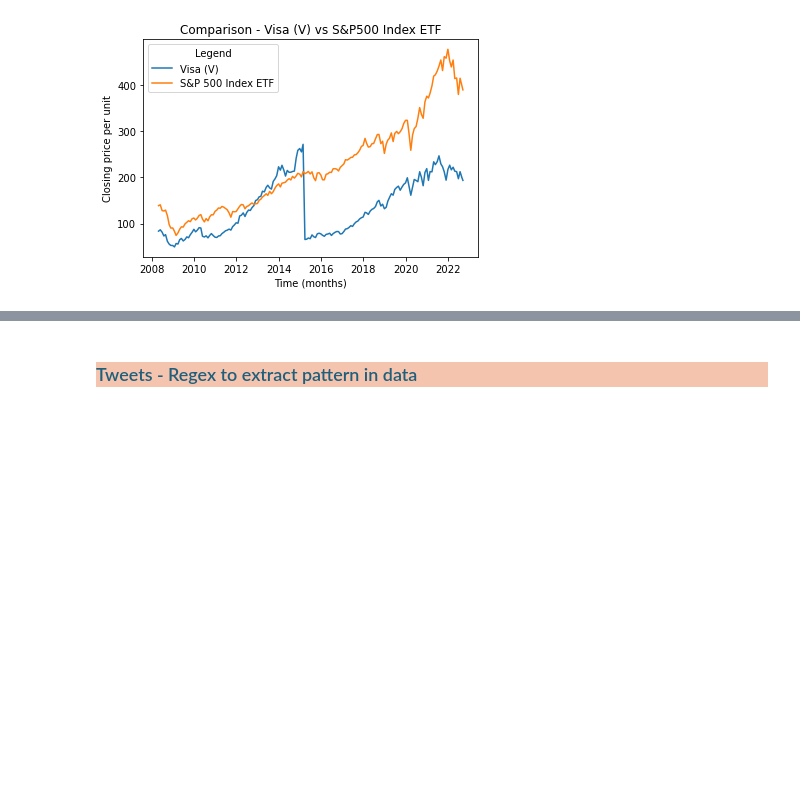
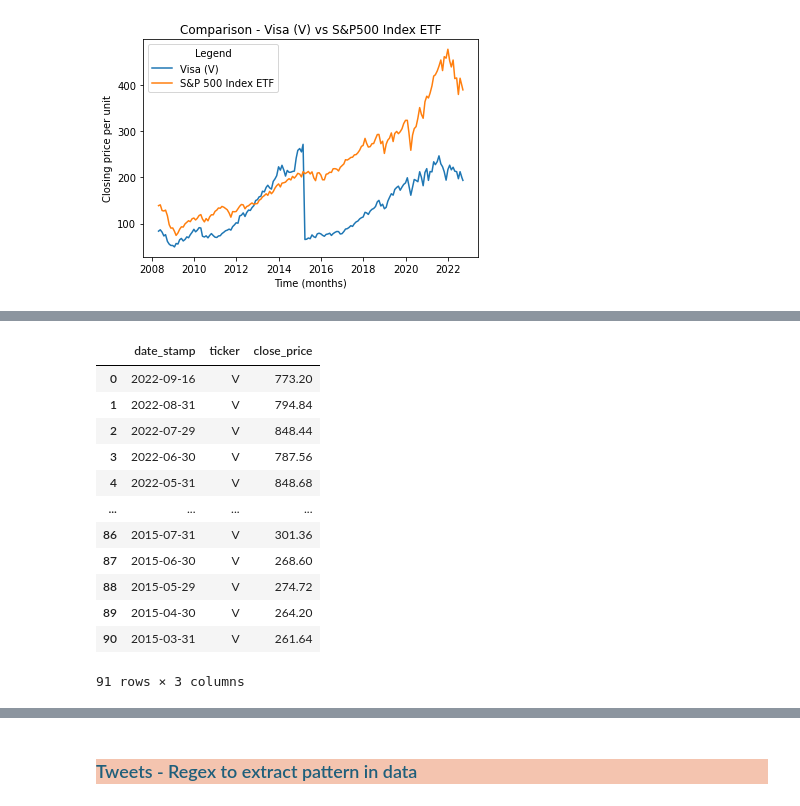
Before and after one commit to WagnerLD/UCDPA_LisaWagner, a Jupyter notebook: UCDPA_LisaWagner_Assignment/UCDPA_LisaWagner_Assignment.ipynb, the cells around one changed output, grey strips where cells are left out. Drawn from its saved outputs; the diff is of its cells as text; code cells hidden in the pictures; blank space fills up the shorter version.

```diff
--- a/UCDPA_LisaWagner_Assignment/UCDPA_LisaWagner_Assignment.ipynb
+++ b/UCDPA_LisaWagner_Assignment/UCDPA_LisaWagner_Assignment.ipynb
@@ -506,0 +542,16 @@ plt.show()
+# %%
+df_postss
+# %% [output]
+|  | date_stamp | ticker | close_price |
+| 0 | 2022-09-16 | V | 773.20 |
+| 1 | 2022-08-31 | V | 794.84 |
+| 2 | 2022-07-29 | V | 848.44 |
+| 3 | 2022-06-30 | V | 787.56 |
+| 4 | 2022-05-31 | V | 848.68 |
+| ... | ... | ... | ... |
+| 86 | 2015-07-31 | V | 301.36 |
+| 87 | 2015-06-30 | V | 268.60 |
+| 88 | 2015-05-29 | V | 274.72 |
+| 89 | 2015-04-30 | V | 264.20 |
+| 90 | 2015-03-31 | V | 261.64 |
+91 rows × 3 columns
```
Also changed, not shown: parts of 46 cells of this notebook.
